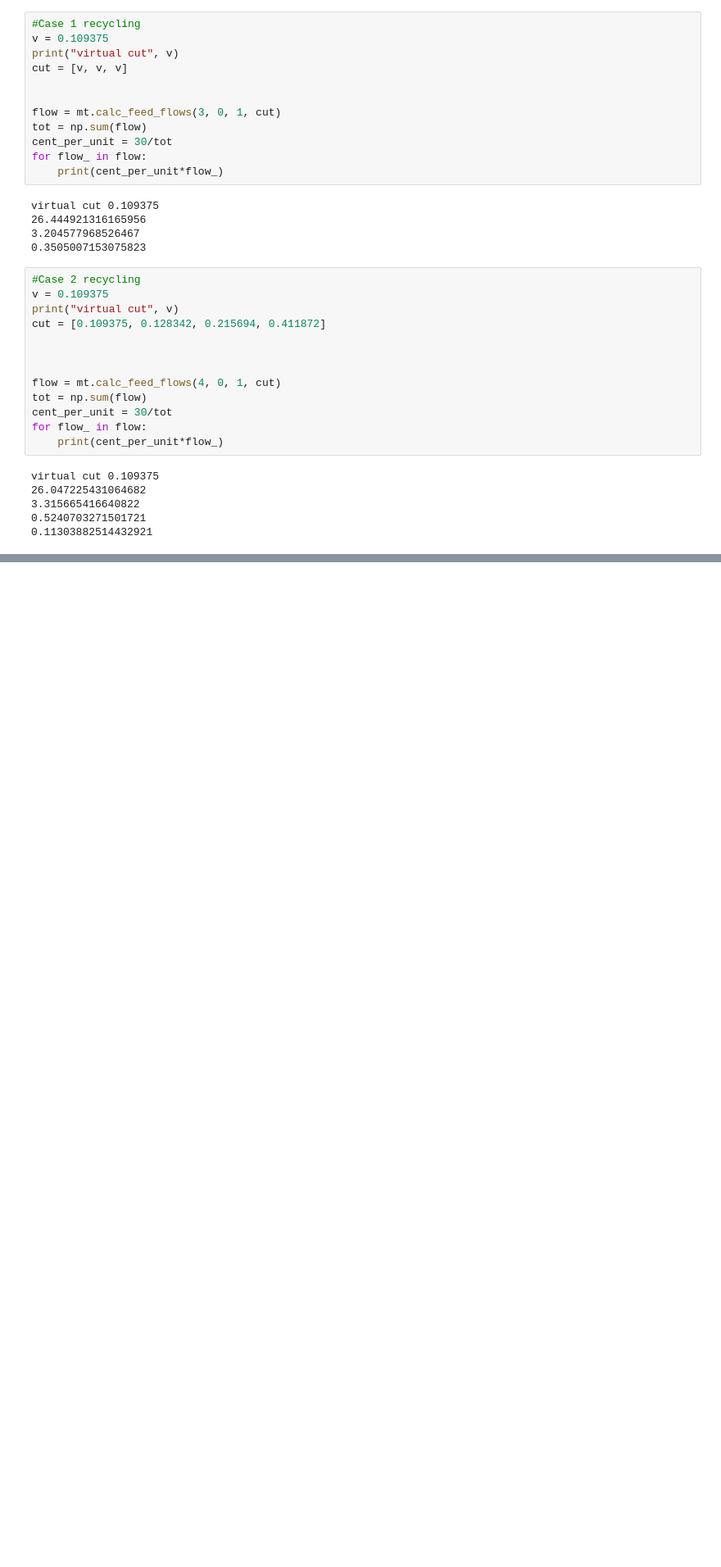
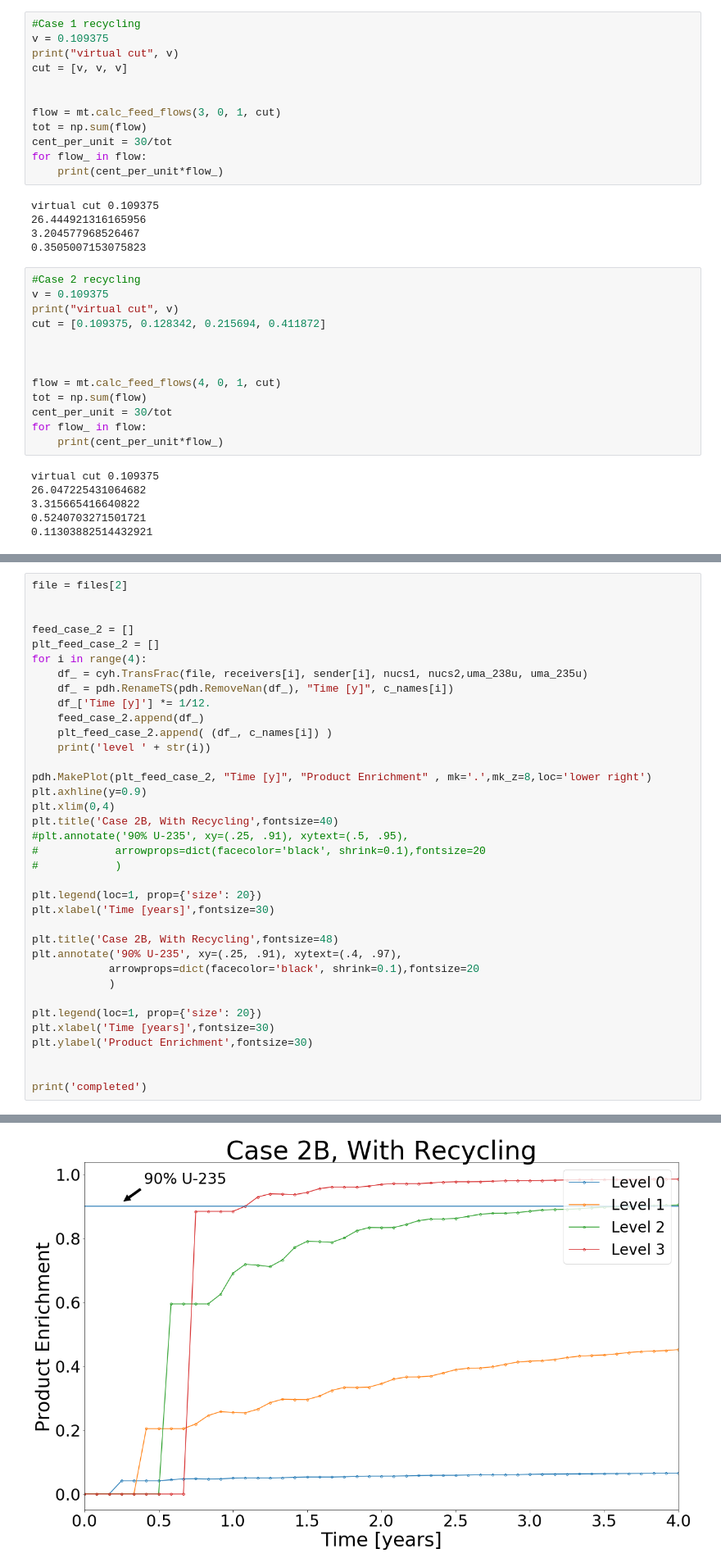
Before and after one commit to nuclearkatie/UPR_poster, a Jupyter notebook: work.ipynb, the cells around one changed output, grey strips where cells are left out. Shown at 82% size. Cells and saved outputs as stored; diff of their text form; blank space fills up the shorter version.

```diff
--- a/work.ipynb
+++ b/work.ipynb
@@ -155,0 +248,37 @@ plt_LEU_qty_case_2_x[4]
+# %%
+file = files[2]
+
+
+feed_case_2 = []
+plt_feed_case_2 = []
+for i in range(4):
+    df_ = cyh.TransFrac(file, receivers[i], sender[i], nucs1, nucs2,uma_238u, uma_235u)
+    df_ = pdh.RenameTS(pdh.RemoveNan(df_), "Time [y]", c_names[i])
+    df_['Time [y]'] *= 1/12.
+    feed_case_2.append(df_)
+    plt_feed_case_2.append( (df_, c_names[i]) )
+    print('level ' + str(i))
+
+pdh.MakePlot(plt_feed_case_2, "Time [y]", "Product Enrichment" , mk='.',mk_z=8,loc='lower right')
+plt.axhline(y=0.9)
+plt.xlim(0,4)
+plt.title('Case 2B, With Recycling',fontsize=40)
+#plt.annotate('90% U-235', xy=(.25, .91), xytext=(.5, .95),
+#            arrowprops=dict(facecolor='black', shrink=0.1),fontsize=20
+#            )
+
+plt.legend(loc=1, prop={'size': 20})
+plt.xlabel('Time [years]',fontsize=30)
+
+plt.title('Case 2B, With Recycling',fontsize=48)
+plt.annotate('90% U-235', xy=(.25, .91), xytext=(.4, .97),
+            arrowprops=dict(facecolor='black', shrink=0.1),fontsize=20
+            )
+
+plt.legend(loc=1, prop={'size': 20})
+plt.xlabel('Time [years]',fontsize=30)
+plt.ylabel('Product Enrichment',fontsize=30)
+
+
+print('completed')
+# %% [output]
@@ -155,0 +291 @@ plt_LEU_qty_case_2_x[4]
+[figure, added]
```
Also changed, not shown: parts of 9 cells of this notebook, 6 other files.
